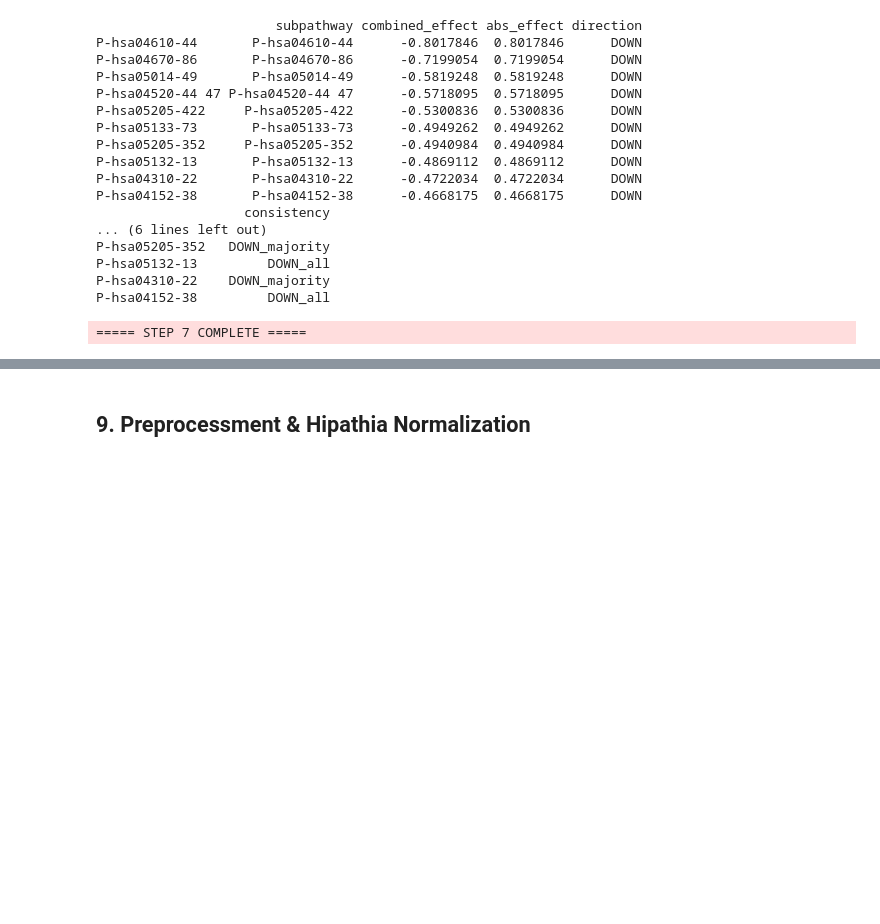
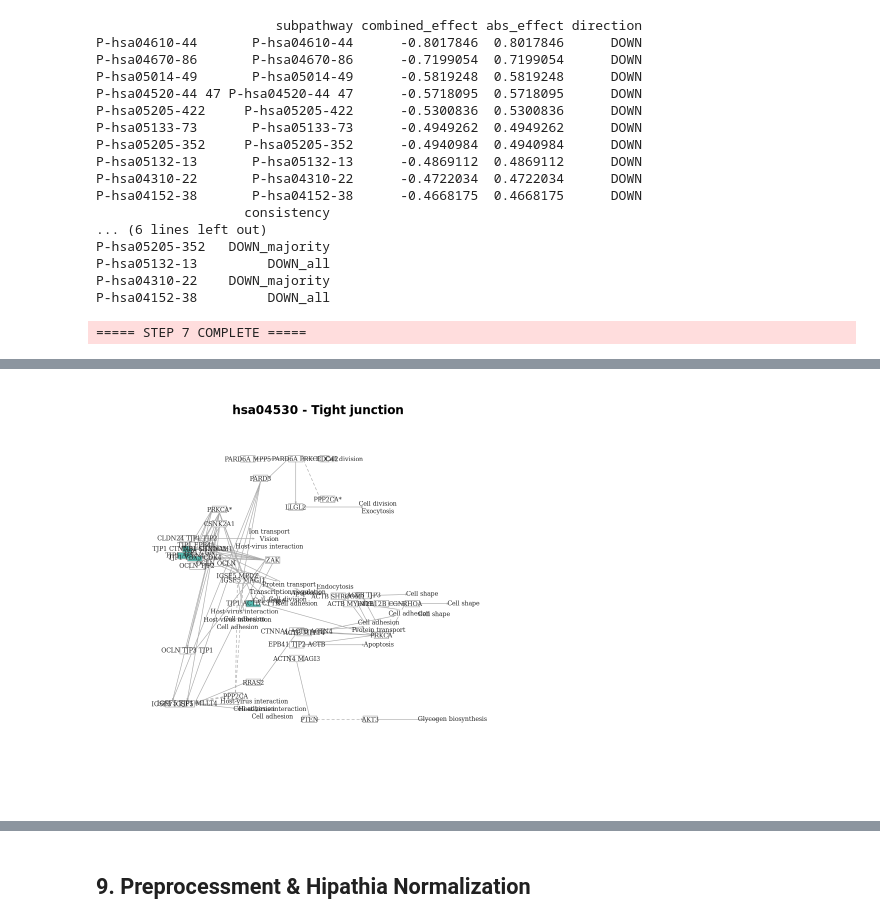
Before and after one commit to BennetDub/mein-r-projekt, a Jupyter notebook: Hipathia withou PB.ipynb, the cells around one changed output, grey strips where cells are left out. Saved outputs shown, nothing was run; the diff lists cells and outputs as text; code cells hidden in the pictures; blank space fills up the shorter version.

```diff
--- a/Hipathia withou PB.ipynb
+++ b/Hipathia withou PB.ipynb
@@ -770,0 +1077,83 @@ message("===== STEP 7 COMPLETE =====")
+# %%
+# ============================================================
+# 8.4 Auto-select pathway from top consensus subpathways + plot
+# ============================================================
+
+message("\n===== 8.4 AUTO-SELECTING PATHWAY FOR CONSENSUS PLOT =====")
+
+stopifnot(exists("consensus_compact"))
+stopifnot(exists("combined_effect"))
+stopifnot(exists("delta_mat"))
+stopifnot(exists("pm"))
+stopifnot(exists("results"))
+stopifnot(exists("pathways"))
+
+top_k <- 50  # adjust (e.g., 30/50/100)
+top_ids <- head(consensus_compact$subpathway, min(top_k, nrow(consensus_compact)))
+
+# Extract KEGG pathway id from subpathway id: "P-hsa04610-44" -> "hsa04610"
+top_path <- vapply(strsplit(top_ids, "-"), function(x) if (length(x) >= 2) x[2] else NA_character_, character(1))
+top_eff  <- abs(combined_effect[top_ids])
+
+sel_df <- data.frame(
+  subpathway = top_ids,
+  pathway = top_path,
+  abs_effect = top_eff,
+  stringsAsFactors = FALSE
+)
+sel_df <- sel_df[!is.na(sel_df$pathway), , drop = FALSE]
+
+# Rank pathways by: (1) number of top subpathways, (2) sum abs_effect
+path_summary <- aggregate(
+  abs_effect ~ pathway,
+  data = sel_df,
+  FUN = function(x) c(count = length(x), sum_abs = sum(x, na.rm = TRUE))
+)
+
+# Unpack the matrix column
+path_summary$count <- path_summary$abs_effect[, "count"]
+path_summary$sum_abs <- path_summary$abs_effect[, "sum_abs"]
+path_summary$abs_effect <- NULL
+
+path_summary <- path_summary[order(path_summary$count, path_summary$sum_abs, decreasing = TRUE), ]
+print(head(path_summary, 10))
+
+pathway_id <- path_summary$pathway[1]
+message("Auto-selected pathway: ", pathway_id)
+
+# Build a Hipathia-compatible comp object from the combined effect (consensus)
+eff_comb <- combined_effect
+names(eff_comb) <- rownames(delta_mat)
+
+comp_consensus <- data.frame(
+  p.value = rep(1, length(eff_comb)),
+  FDRp.value = rep(1, length(eff_comb)),
+  stringsAsFactors = FALSE,
+  row.names = names(eff_comb)
+)
+comp_consensus$`UP/DOWN` <- ifelse(eff_comb >= 0, "UP", "DOWN")
+
+# Sample group labels must match pm columns (patient_group samples)
+sample_group <- sub("^.*_", "", colnames(pm))
+names(sample_group) <- colnames(pm)
+stopifnot(all(names(sample_group) == colnames(pm)))
+
+node_colors <- node_color_per_de(
+  results,
+  pathways,
+  sample_group,
+  group2_name,   # Tumor
+  group1_name,   # Normal
+  colors = "hipathia"
+)
+
+pathway_comparison_plot(
+  comp_consensus,
+  metaginfo = pathways,
+  pathway = pathway_id,
+  node_colors = node_colors,
+  colors = "hipathia"
+)
+
+message("===== 8.4 AUTO CONSENSUS PLOT DONE =====\n")
+# %% [output]
@@ -770,0 +1175 @@ message("===== STEP 7 COMPLETE =====")
+[figure, added]
```
Also changed, not shown: parts of 12 cells of this notebook.
